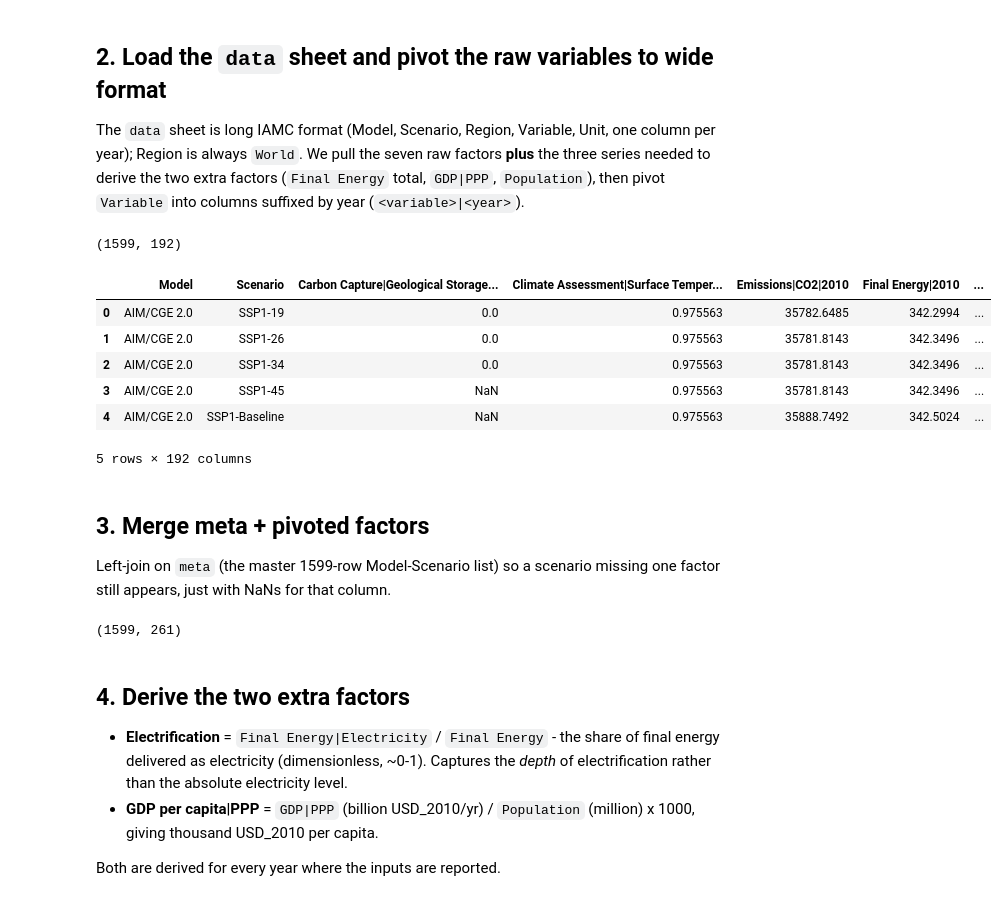
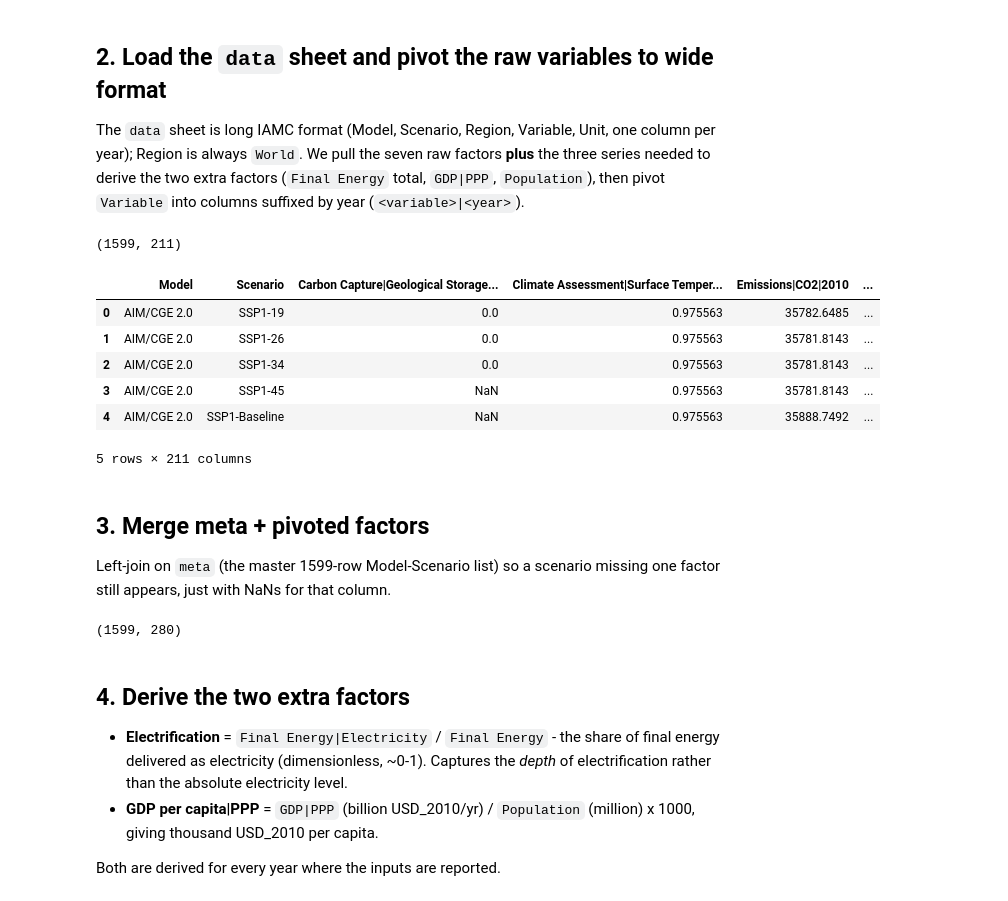
Before and after one commit to lujakockritz/summer_robust_decision_making, a Jupyter notebook: script/antoine_folder/01_build_dataset.ipynb, the cells around one changed output. Saved outputs shown, nothing was run; the diff lists cells and outputs as text; code cells hidden in the pictures.

```diff
--- a/script/antoine_folder/01_build_dataset.ipynb
+++ b/script/antoine_folder/01_build_dataset.ipynb
@@ -56,41 +56,41 @@ columns suffixed by year (`<variable>|<year>`).
 # %%
 RAW_VARS = [
     "Emissions|CO2",
     "Primary Energy|Fossil",
     "Primary Energy|Biomass",
     "Primary Energy|Non-Biomass Renewables",
     "Carbon Capture|Geological Storage|Biomass",
     "Final Energy|Electricity",
     "Final Energy",          # denominator for the electrification share
     "GDP|PPP",               # numerator for GDP per capita
     "Population",            # denominator for GDP per capita
     "Climate Assessment|Surface Temperature (GSAT)|Median [MAGICCv7.5.3]",
-    "Gross Emissions|CO2|AFOLU",
+    "Emissions|CO2|AFOLU",
 ]
 
 data_long = pd.read_excel(XLSX_PATH, sheet_name="data", engine=ENGINE)
 assert data_long["Region"].unique().tolist() == ["World"]
 
 missing = set(RAW_VARS) - set(data_long["Variable"].unique())
 assert not missing, f"Variables not found in data sheet: {missing}"
 
 filtered = data_long[data_long["Variable"].isin(RAW_VARS)].copy()
 year_cols = [c for c in filtered.columns if c.isdigit()]
 
 wide = filtered.set_index(["Model", "Scenario", "Variable"])[year_cols].unstack("Variable")
 wide.columns = [f"{var}|{year}" for year, var in wide.columns]
 wide = wide.reset_index()
 print(wide.shape)
 wide.head()
 # %% [output]
-(1599, 192)
+(1599, 211)
-|  | Model | Scenario | Carbon Capture|Geological Storage... | Climate Assessment|Surface Temper... | Emissions|CO2|2010 | Final Energy|2010 | ... |
-| 0 | AIM/CGE 2.0 | SSP1-19 | 0.0 | 0.975563 | 35782.6485 | 342.2994 | ... |
-| 1 | AIM/CGE 2.0 | SSP1-26 | 0.0 | 0.975563 | 35781.8143 | 342.3496 | ... |
-| 2 | AIM/CGE 2.0 | SSP1-34 | 0.0 | 0.975563 | 35781.8143 | 342.3496 | ... |
-| 3 | AIM/CGE 2.0 | SSP1-45 | NaN | 0.975563 | 35781.8143 | 342.3496 | ... |
-| 4 | AIM/CGE 2.0 | SSP1-Baseline | NaN | 0.975563 | 35888.7492 | 342.5024 | ... |
+|  | Model | Scenario | Carbon Capture|Geological Storage... | Climate Assessment|Surface Temper... | Emissions|CO2|2010 | ... |
+| 0 | AIM/CGE 2.0 | SSP1-19 | 0.0 | 0.975563 | 35782.6485 | ... |
+| 1 | AIM/CGE 2.0 | SSP1-26 | 0.0 | 0.975563 | 35781.8143 | ... |
+| 2 | AIM/CGE 2.0 | SSP1-34 | 0.0 | 0.975563 | 35781.8143 | ... |
+| 3 | AIM/CGE 2.0 | SSP1-45 | NaN | 0.975563 | 35781.8143 | ... |
+| 4 | AIM/CGE 2.0 | SSP1-Baseline | NaN | 0.975563 | 35888.7492 | ... |
-5 rows × 192 columns
+5 rows × 211 columns
 # %% [markdown]
 ## 3. Merge meta + pivoted factors
 
@@ -100,7 +100,7 @@ appears, just with NaNs for that column.
 merged = meta.merge(wide, on=["Model", "Scenario"], how="left", validate="one_to_one")
 print(merged.shape)
 # %% [output]
-(1599, 261)
+(1599, 280)
 # %% [markdown]
 ## 4. Derive the two extra factors
 
```
Also changed, not shown: parts of 2 cells of this notebook, 1 other file.
